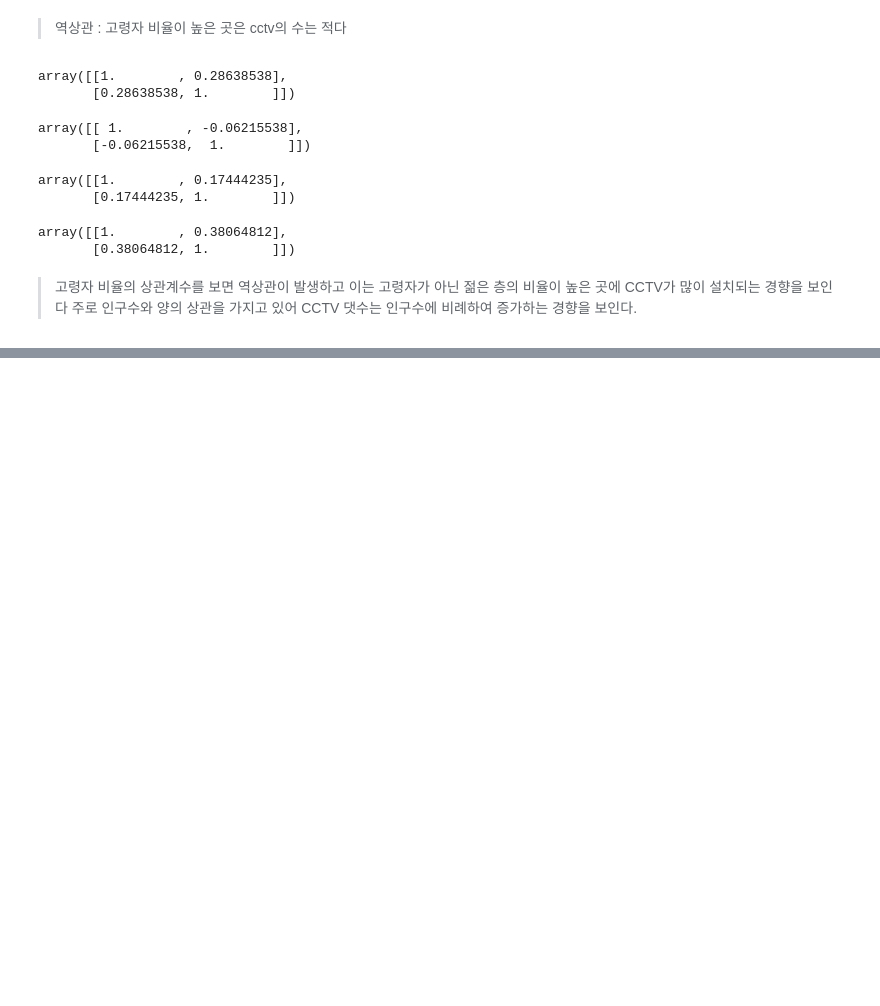
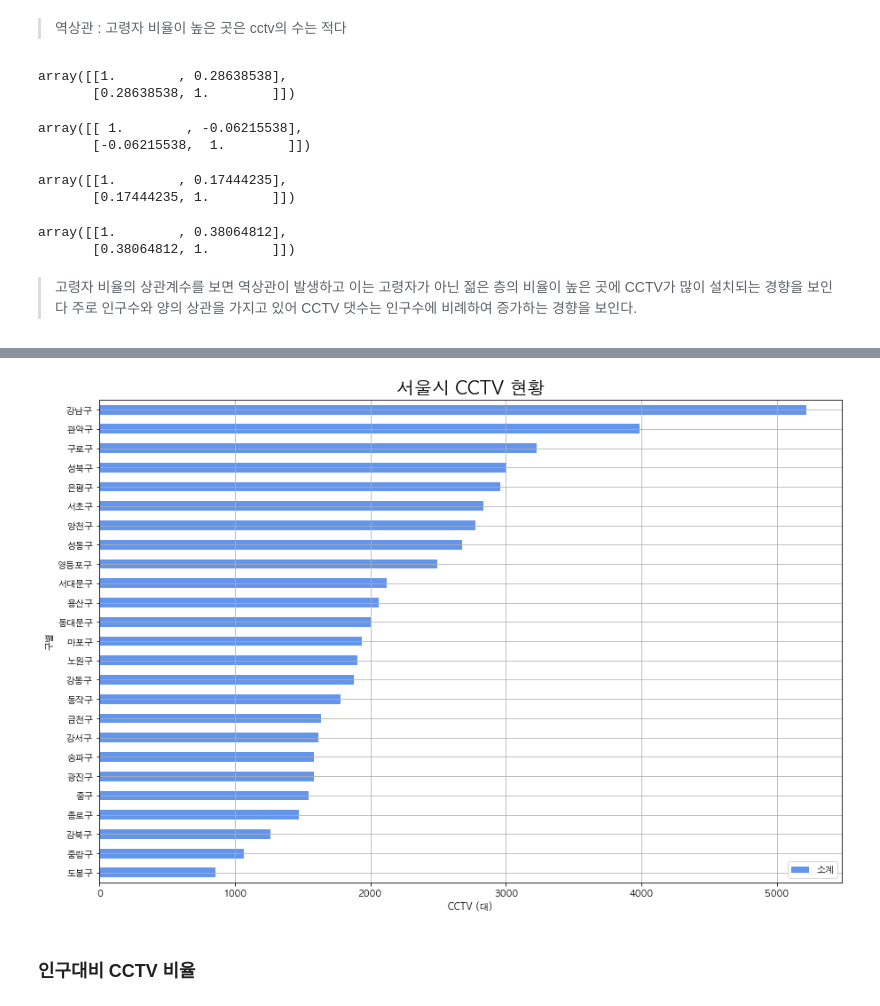
Before and after one commit to naddda0813/Python, a Jupyter notebook: 3.DataAnalysis/Note/16. 서울시 인구대비 CCTV 현황분석.ipynb, the cells around one changed output, grey strips where cells are left out. Saved outputs shown, nothing was run; the diff lists cells and outputs as text; code cells hidden in the pictures; blank space fills up the shorter version.

```diff
--- a/3.DataAnalysis/Note/16. 서울시 인구대비 CCTV 현황분석.ipynb
+++ b/3.DataAnalysis/Note/16. 서울시 인구대비 CCTV 현황분석.ipynb
@@ -359,8 +359,8 @@ data_result.head()
 | 3 | 종로구 | 1471 | 56.323061 | 161984 | 151217 | 10767 | 28073 | 6.646953 | 17.330724 |
 | 4 | 중구 | 1544 | 145.468998 | 136469 | 126175 | 10294 | 23794 | 7.543105 | 17.435462 |
 # %%
-# index를 구벼롤
-#data_result.set_index("구별", inplace= True)
+# index를 구별
+data_result.set_index("구별", inplace= True)
 # %%
 data_result.head()
 # %% [output]
@@ -411,0 +420,20 @@ CCTV가 많이 설치되는 경향을 보인다
+# %%
+# 한글 폰트 문제 해결
+# matplotlib은 한글 폰트를 지원하지 않음
+# os정보
+import platform
+
+# font_manager : 폰트 관리 모듈
+# rc : 폰트 변경 모듈
+from matplotlib import font_manager, rc
+# unicode 설정
+plt.rcParams['axes.unicode_minus'] = False
+
+if platform.system() == 'Darwin':
+    rc('font', family='AppleGothic') # os가 macos
+elif platform.system() == 'Windows':
+    path = 'c:/Windows/Fonts/malgun.ttf' # os가 windows
+    font_name = font_manager.FontProperties(fname=path).get_name()
+    rc('font', family=font_name)
+else:
+    print("Unknown System")
@@ -411,0 +477,7 @@ CCTV가 많이 설치되는 경향을 보인다
+# %%
+# cctv 소계를 그래프로 만들기
+data_cctv =data_result.loc[:,['소계']]
+# 소계 오름차순으로 정렬
+data_cctv.sort_values(by='소계',ascending= True,inplace=True)
+# 그래프가 역방향이라서 그래프 순서가 역순으로 나옴
+data_cctv
@@ -411,0 +503,14 @@ CCTV가 많이 설치되는 경향을 보인다
+# %%
+data_cctv.plot(kind='barh', #bar는 세로방향
+            figsize = (15,10),
+            grid = True,  # 눈금이 보이게
+            color = 'cornflowerblue'
+            )
+# 제목
+plt.title("서울시 CCTV 현황",size = 20)
+plt.xlabel("CCTV (대)")
+plt.show()
+# %% [output]
+[figure, added]
+# %% [markdown]
+### 인구대비 CCTV 비율
```
Also changed, not shown: parts of 29 cells of this notebook, 39 other files.
